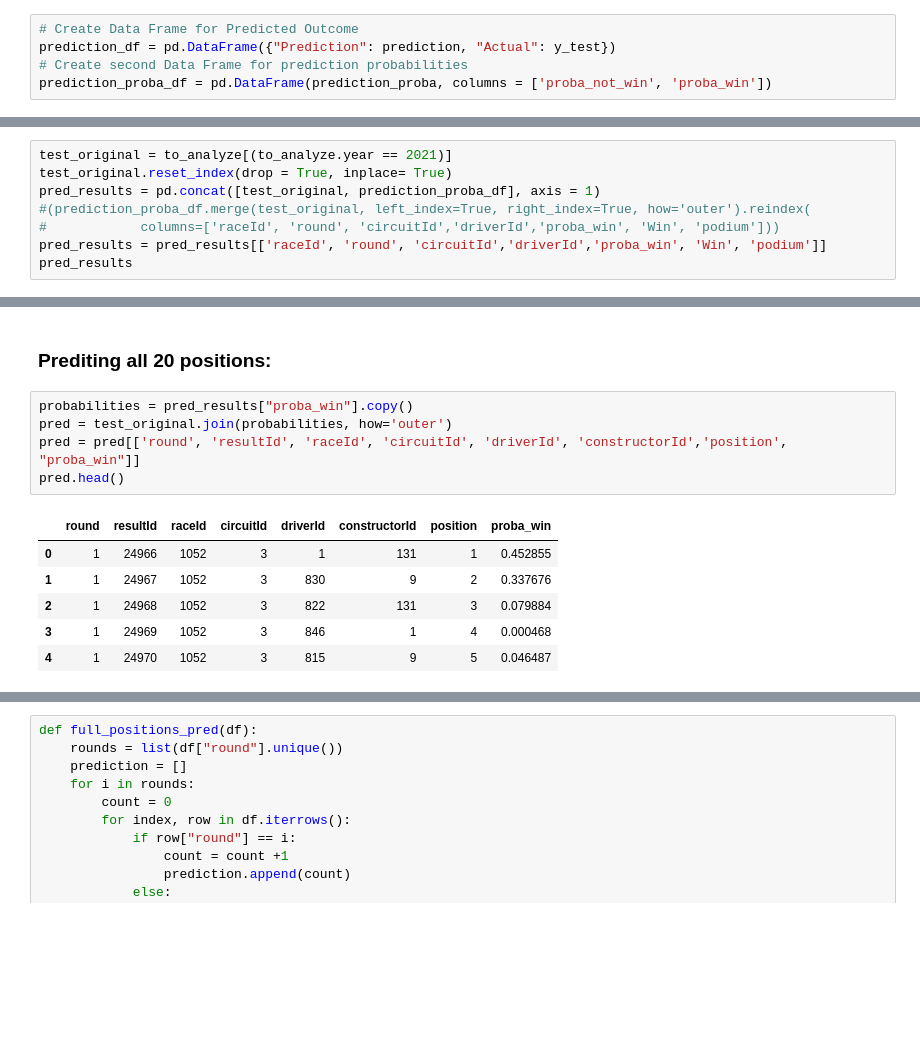
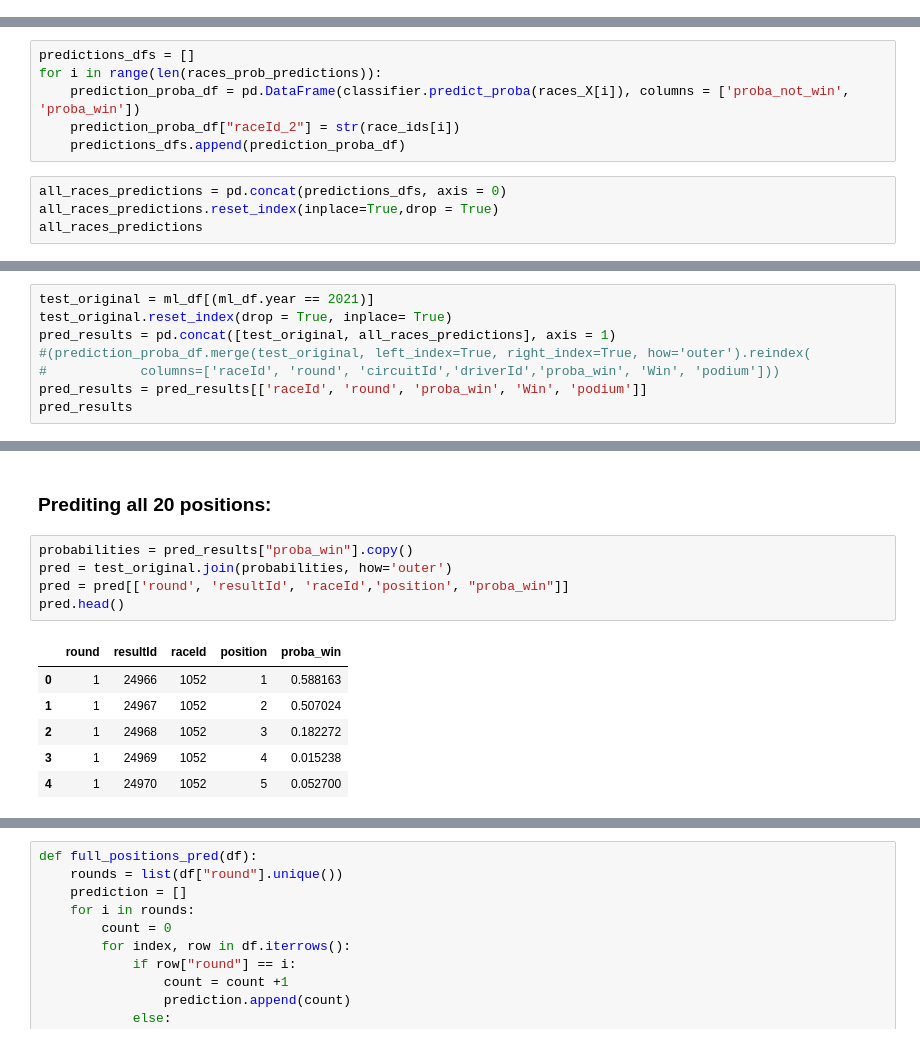
Before and after one commit to Reid-Taylor/TermProjectF1, a Jupyter notebook: EDA.ipynb, the cells around one changed output, grey strips where cells are left out. Saved outputs shown, nothing was run; the diff lists cells and outputs as text; blank space fills up the shorter version.

```diff
--- a/EDA.ipynb
+++ b/EDA.ipynb
@@ -600,8 +622,3 @@ Max Accuracy (classifier):  100.00
 Max F1 (classifier):  100.00
 Min Accuracy (classifier):  90.00
 Min F1 (classifier):  90.00
-# %%
-# Create Data Frame for Predicted Outcome
-prediction_df = pd.DataFrame({"Prediction": prediction, "Actual": y_test})
-# Create second Data Frame for prediction probabilities
-prediction_proba_df = pd.DataFrame(prediction_proba, columns = ['proba_not_win', 'proba_win'])
@@ -623,0 +629,10 @@ prediction_proba_df
+# %%
+predictions_dfs = []
+for i in range(len(races_prob_predictions)):
+    prediction_proba_df = pd.DataFrame(classifier.predict_proba(races_X[i]), columns = ['proba_not_win', 'proba_win'])
+    prediction_proba_df["raceId_2"] = str(race_ids[i])
+    predictions_dfs.append(prediction_proba_df)
+# %%
+all_races_predictions = pd.concat(predictions_dfs, axis = 0)
+all_races_predictions.reset_index(inplace=True,drop = True)
+all_races_predictions
@@ -624,9 +653,9 @@ prediction_proba_df
 # %%
-test_original = to_analyze[(to_analyze.year == 2021)]
+test_original = ml_df[(ml_df.year == 2021)]
 test_original.reset_index(drop = True, inplace= True)
-pred_results = pd.concat([test_original, prediction_proba_df], axis = 1)
+pred_results = pd.concat([test_original, all_races_predictions], axis = 1)
 #(prediction_proba_df.merge(test_original, left_index=True, right_index=True, how='outer').reindex(
 #            columns=['raceId', 'round', 'circuitId','driverId','proba_win', 'Win', 'podium']))
-pred_results = pred_results[['raceId', 'round', 'circuitId','driverId','proba_win', 'Win', 'podium']]
+pred_results = pred_results[['raceId', 'round', 'proba_win', 'Win', 'podium']]
 pred_results
 # %% [output]
@@ -716,15 +729,15 @@ winner_in_top(pred_results, top = 3)
 # %%
 probabilities = pred_results["proba_win"].copy()
 pred = test_original.join(probabilities, how='outer')
-pred = pred[['round', 'resultId', 'raceId', 'circuitId', 'driverId', 'constructorId','position', "proba_win"]]
+pred = pred[['round', 'resultId', 'raceId','position', "proba_win"]]
 pred.head()
 # %% [output]
-|  | round | resultId | raceId | circuitId | driverId | constructorId | position | proba_win |
-| 0 | 1 | 24966 | 1052 | 3 | 1 | 131 | 1 | 0.452855 |
-| 1 | 1 | 24967 | 1052 | 3 | 830 | 9 | 2 | 0.337676 |
-| 2 | 1 | 24968 | 1052 | 3 | 822 | 131 | 3 | 0.079884 |
-| 3 | 1 | 24969 | 1052 | 3 | 846 | 1 | 4 | 0.000468 |
-| 4 | 1 | 24970 | 1052 | 3 | 815 | 9 | 5 | 0.046487 |
+|  | round | resultId | raceId | position | proba_win |
+| 0 | 1 | 24966 | 1052 | 1 | 0.588163 |
+| 1 | 1 | 24967 | 1052 | 2 | 0.507024 |
+| 2 | 1 | 24968 | 1052 | 3 | 0.182272 |
+| 3 | 1 | 24969 | 1052 | 4 | 0.015238 |
+| 4 | 1 | 24970 | 1052 | 5 | 0.052700 |
 # %%
 df = pred.sort_values(["round", "proba_win"], ascending = (True, False))
 df
```
Also changed, not shown: parts of 25 cells of this notebook.
